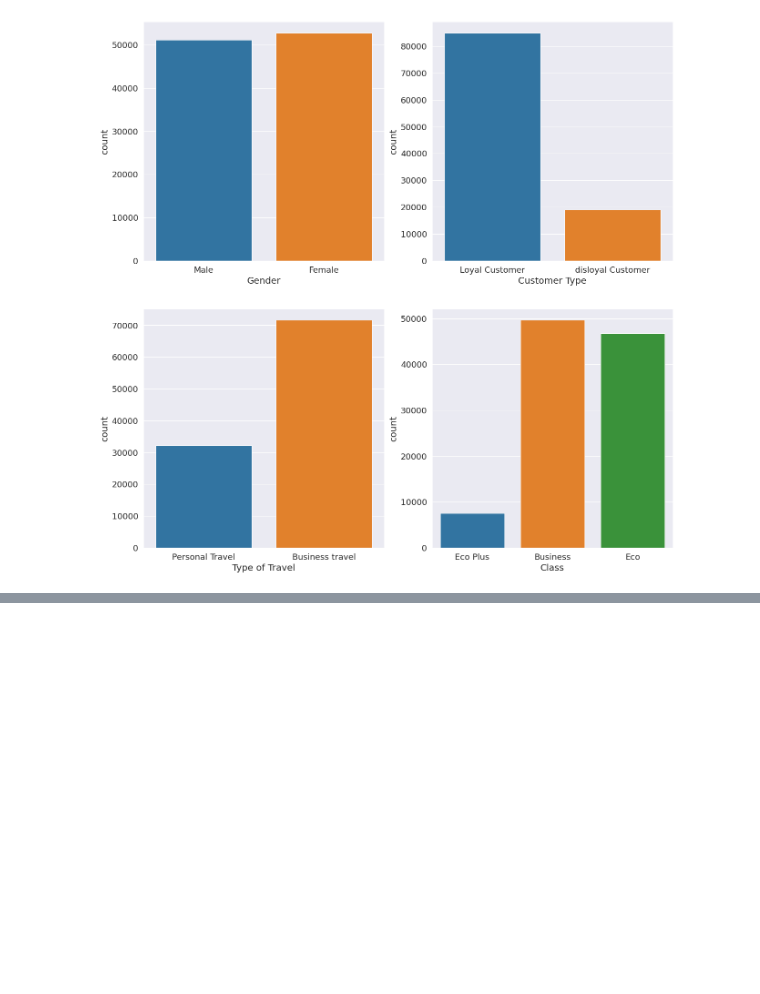
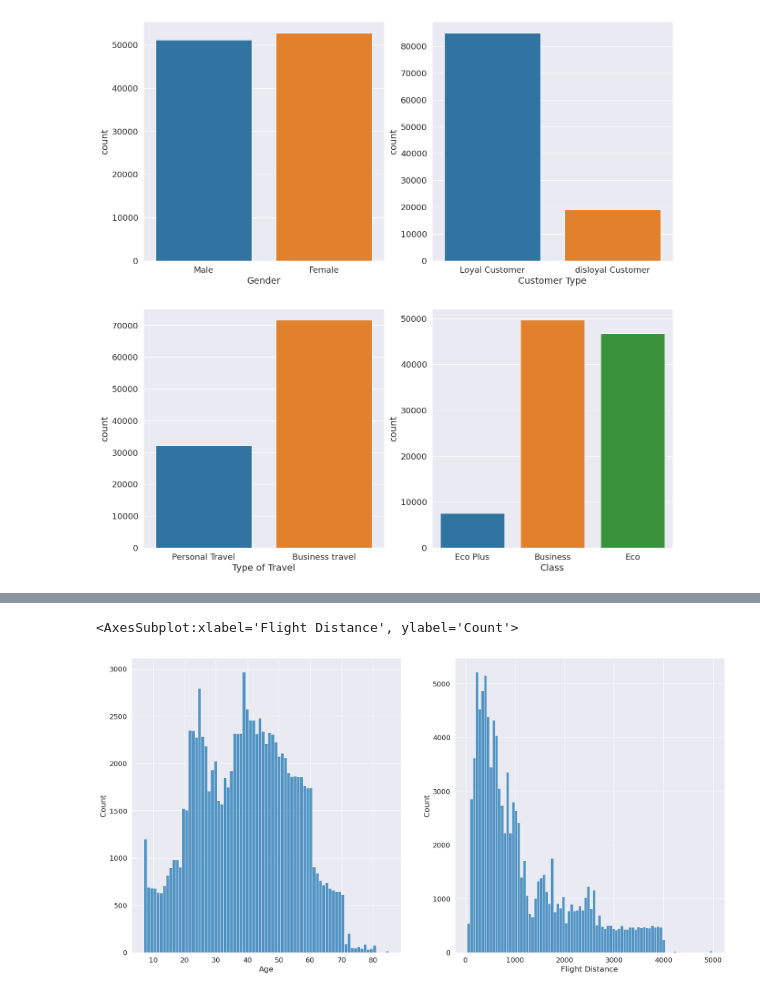
Before and after one commit to bmeghadharsan/19CSE305, a Jupyter notebook: CourseProject/airLinePassenger.ipynb, the cells around one changed output, grey strips where cells are left out. Drawn from its saved outputs; the diff is of its cells as text; code cells hidden in the pictures; blank space fills up the shorter version.

```diff
--- a/CourseProject/airLinePassenger.ipynb
+++ b/CourseProject/airLinePassenger.ipynb
@@ -172,7 +172,7 @@ plt.show()
 # %% [markdown]
 <h4> The correlation between 'Arrival Delay in Minutes' & 'Departure Delay in Minutes' is high enough to remove one of the feature</h4>
 # %%
-sns.set_context("paper", font_scale=1,rc={"font.size":15})
+sns.set_context("paper", font_scale=1)
 sns.distplot(df['Arrival Delay in Minutes'],bins=30)
 # %% [output]
 <AxesSubplot:xlabel='Arrival Delay in Minutes', ylabel='Density'>
@@ -182,7 +182,7 @@ sns.distplot(df['Arrival Delay in Minutes'],bins=30)
 # %% [markdown]
 <h3>Count plots for all the Categorical Features</h3>
 # %%
-sns.set_context("paper", font_scale=1.5,rc={"font.size":15})
+sns.set_context('paper',font_scale=1.5)
 plt.figure(figsize=(15,15))
 plt.subplot(2,2,1)
 sns.countplot(df['Gender'])
@@ -197,0 +227,9 @@ sns.countplot(df['Class'])
+# %%
+plt.figure(figsize=(20,10))
+plt.subplot(1,2,1)
+sns.histplot(df['Age'])
+plt.subplot(1,2,2)
+sns.histplot(df['Flight Distance'])
+# %% [output]
+<AxesSubplot:xlabel='Flight Distance', ylabel='Count'>
+[figure, added]
```
Also changed, not shown: parts of 69 cells of this notebook.
